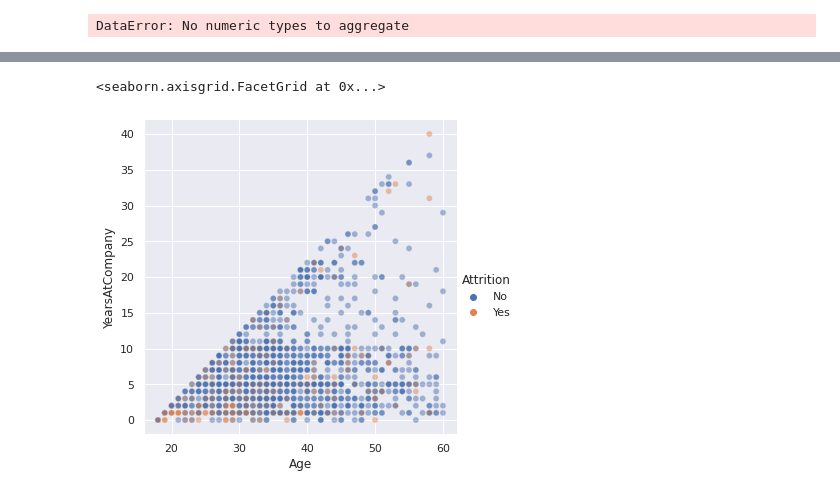
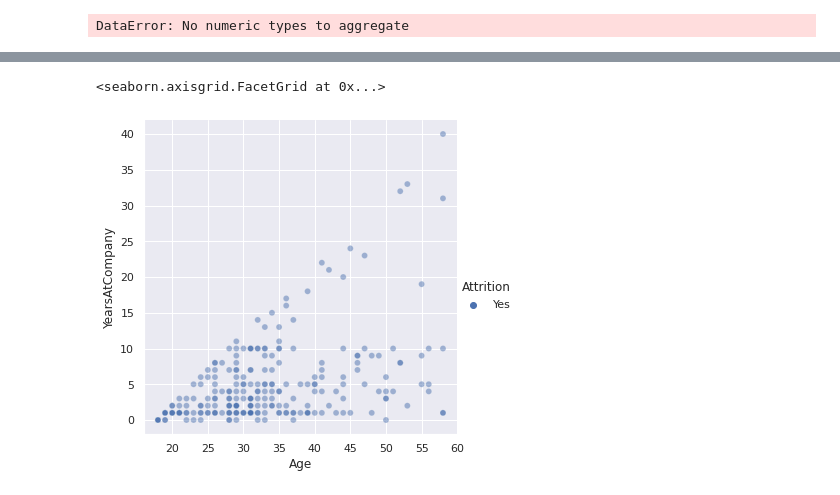
Before and after one commit to Killian-drh/Projet-HR-Analysis, a Jupyter notebook: NoteBook_Projet_IA.ipynb, the cells around one changed output, grey strips where cells are left out. Drawn from its saved outputs; the diff is of its cells as text; code cells hidden in the pictures.

```diff
--- a/NoteBook_Projet_IA.ipynb
+++ b/NoteBook_Projet_IA.ipynb
@@ -349,7 +349,7 @@ sns.set_theme()
 #plt.rcParams['font.family'] = "serif"
 
 df = pd.read_csv("./datasets/general_data.csv", encoding='utf-8')
-df_test = pd.read_csv("./datasets/general_data.csv", encoding='utf-8')
+df_without_neg_attrition = pd.read_csv("./datasets/general_data.csv", encoding='utf-8')
 df1 = df[['DistanceFromHome','YearsAtCompany','Attrition']]
 print (df1.head())
 
@@ -369,6 +369,6 @@ sns.heatmap(heatmap1_data, annot=True, linewidths=0.3, ax=ax)
 4                10               6        No
 DataError: No numeric types to aggregate
 # %%
-df_test.drop(df_test['Attr'])
-df_test.head()
+df_without_neg_attrition.drop(df_without_neg_attrition[ df_without_neg_attrition['Attrition'] == "No" ].index, inplace=True)
+df_without_neg_attrition.head()
 # %% [output]
@@ -376,5 +382,5 @@ KeyError: "['No'] not found in axis"
 # %%
-sns.relplot(data=df, x="Age", y="YearsAtCompany", hue="Attrition", kind="scatter", alpha=0.2)
+sns.relplot(data=df_without_neg_attrition, x="Age", y="YearsAtCompany", hue="Attrition", kind="scatter", alpha=0.2)
 # %% [output]
 <seaborn.axisgrid.FacetGrid at 0x...>
-[figure, old version]
+[figure, new version]
```
Also changed, not shown: parts of 3 cells of this notebook.
